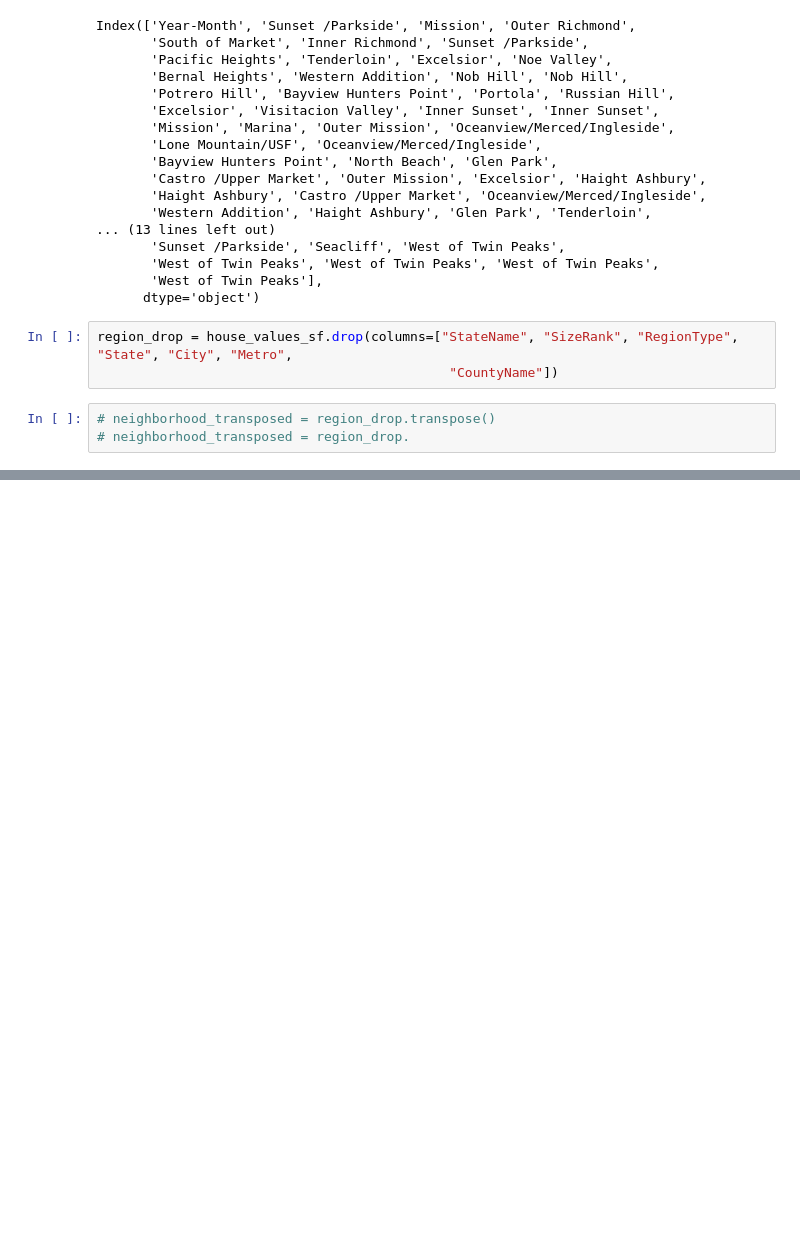
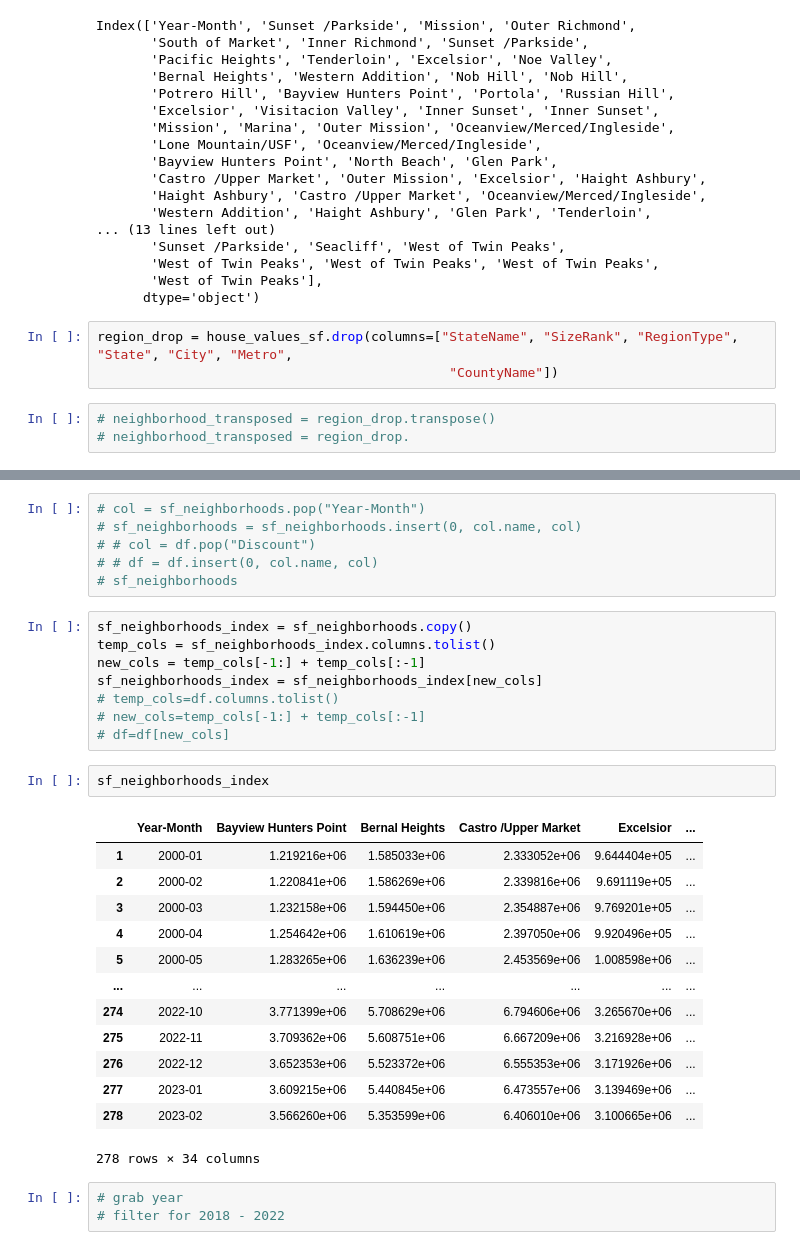
Before and after one commit to ahmed-saleem916/Virtual-Reality-, a Jupyter notebook: house_date_column.ipynb, the cells around one changed output, grey strips where cells are left out. Cells and saved outputs as stored; diff of their text form; blank space fills up the shorter version.

```diff
--- a/house_date_column.ipynb
+++ b/house_date_column.ipynb
@@ -249,0 +268,33 @@ region_drop = house_values_sf.drop(columns=["StateName", "SizeRank", "RegionType
+# %%
+# col = sf_neighborhoods.pop("Year-Month")
+# sf_neighborhoods = sf_neighborhoods.insert(0, col.name, col)
+# # col = df.pop("Discount")
+# # df = df.insert(0, col.name, col)
+# sf_neighborhoods
+# %%
+sf_neighborhoods_index = sf_neighborhoods.copy()
+temp_cols = sf_neighborhoods_index.columns.tolist()
+new_cols = temp_cols[-1:] + temp_cols[:-1]
+sf_neighborhoods_index = sf_neighborhoods_index[new_cols]
+# temp_cols=df.columns.tolist()
+# new_cols=temp_cols[-1:] + temp_cols[:-1]
+# df=df[new_cols]
+# %%
+sf_neighborhoods_index
+# %% [output]
+|  | Year-Month | Bayview Hunters Point | Bernal Heights | Castro /Upper Market | Excelsior | ... |
+| 1 | 2000-01 | 1.219216e+06 | 1.585033e+06 | 2.333052e+06 | 9.644404e+05 | ... |
+| 2 | 2000-02 | 1.220841e+06 | 1.586269e+06 | 2.339816e+06 | 9.691119e+05 | ... |
+| 3 | 2000-03 | 1.232158e+06 | 1.594450e+06 | 2.354887e+06 | 9.769201e+05 | ... |
+| 4 | 2000-04 | 1.254642e+06 | 1.610619e+06 | 2.397050e+06 | 9.920496e+05 | ... |
+| 5 | 2000-05 | 1.283265e+06 | 1.636239e+06 | 2.453569e+06 | 1.008598e+06 | ... |
+| ... | ... | ... | ... | ... | ... | ... |
+| 274 | 2022-10 | 3.771399e+06 | 5.708629e+06 | 6.794606e+06 | 3.265670e+06 | ... |
+| 275 | 2022-11 | 3.709362e+06 | 5.608751e+06 | 6.667209e+06 | 3.216928e+06 | ... |
+| 276 | 2022-12 | 3.652353e+06 | 5.523372e+06 | 6.555353e+06 | 3.171926e+06 | ... |
+| 277 | 2023-01 | 3.609215e+06 | 5.440845e+06 | 6.473557e+06 | 3.139469e+06 | ... |
+| 278 | 2023-02 | 3.566260e+06 | 5.353599e+06 | 6.406010e+06 | 3.100665e+06 | ... |
+278 rows × 34 columns
+# %%
+# grab year
+# filter for 2018 - 2022
```
Also changed, not shown: parts of 3 cells of this notebook, 2 other files.
